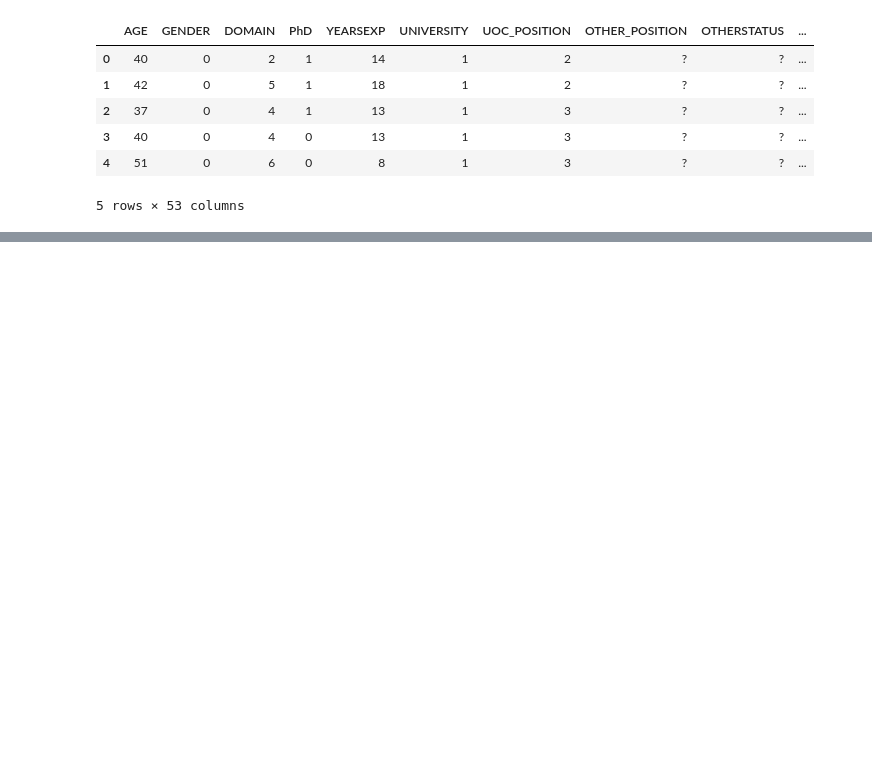
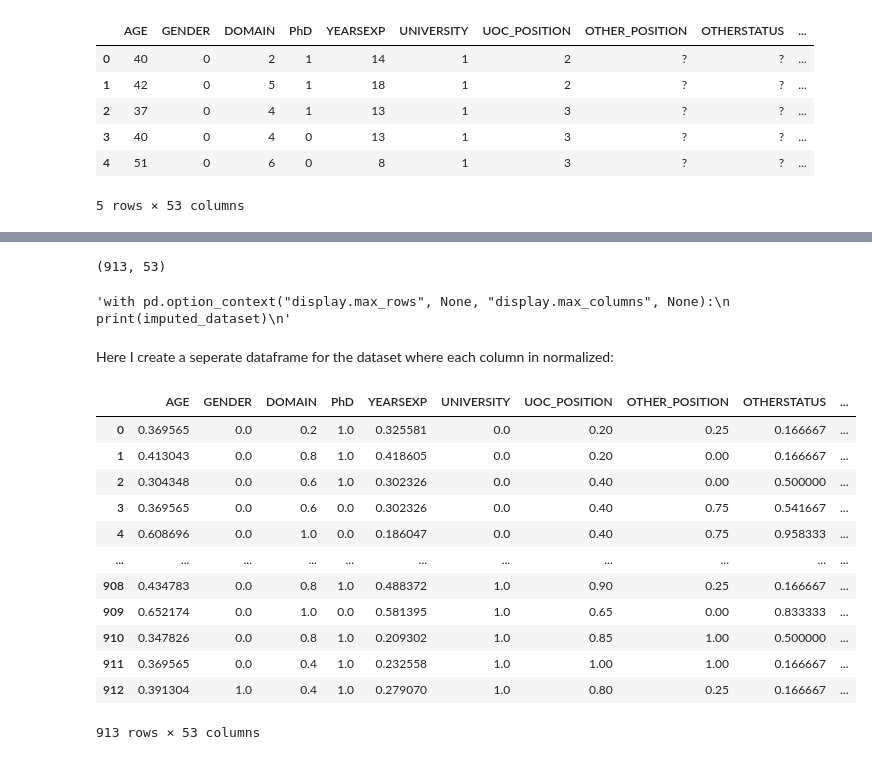
Before and after one commit to vishalhundal/ICX-Data-Science-Challenge, a Jupyter notebook: ICX Media Data Science Challenge.ipynb, the cells around one changed output, grey strips where cells are left out. Cells and saved outputs as stored; diff of their text form; code cells hidden in the pictures; blank space fills up the shorter version.

```diff
--- a/ICX Media Data Science Challenge.ipynb
+++ b/ICX Media Data Science Challenge.ipynb
@@ -154,0 +158,36 @@ df
+# %%
+imputer = KNNImputer(n_neighbors=4, weights='uniform')
+imputed_dataset = imputer.fit_transform(df)
+column_names = list(df.columns.values)
+imputed_dataset = pd.DataFrame(data=imputed_dataset, index=None, columns=column_names)
+print(imputed_dataset.shape)
+# %% [output]
+(913, 53)
+# %%
+'''with pd.option_context("display.max_rows", None, "display.max_columns", None):
+    print(imputed_dataset)
+'''
+# %% [output]
+'with pd.option_context("display.max_rows", None, "display.max_columns", None):\n    print(imputed_dataset)\n'
+# %% [markdown]
+Here I create a seperate dataframe for the dataset where each column in normalized:
+# %%
+x = imputed_dataset.values
+min_max_scaler = MinMaxScaler()
+x_scaled = min_max_scaler.fit_transform(x)
+df = pd.DataFrame(data=x_scaled, index=None, columns=column_names)
+df
+# %% [output]
+|  | AGE | GENDER | DOMAIN | PhD | YEARSEXP | UNIVERSITY | UOC_POSITION | OTHER_POSITION | OTHERSTATUS | ... |
+| 0 | 0.369565 | 0.0 | 0.2 | 1.0 | 0.325581 | 0.0 | 0.20 | 0.25 | 0.166667 | ... |
+| 1 | 0.413043 | 0.0 | 0.8 | 1.0 | 0.418605 | 0.0 | 0.20 | 0.00 | 0.166667 | ... |
+| 2 | 0.304348 | 0.0 | 0.6 | 1.0 | 0.302326 | 0.0 | 0.40 | 0.00 | 0.500000 | ... |
+| 3 | 0.369565 | 0.0 | 0.6 | 0.0 | 0.302326 | 0.0 | 0.40 | 0.75 | 0.541667 | ... |
+| 4 | 0.608696 | 0.0 | 1.0 | 0.0 | 0.186047 | 0.0 | 0.40 | 0.75 | 0.958333 | ... |
+| ... | ... | ... | ... | ... | ... | ... | ... | ... | ... | ... |
+| 908 | 0.434783 | 0.0 | 0.8 | 1.0 | 0.488372 | 1.0 | 0.90 | 0.25 | 0.166667 | ... |
+| 909 | 0.652174 | 0.0 | 1.0 | 0.0 | 0.581395 | 1.0 | 0.65 | 0.00 | 0.833333 | ... |
+| 910 | 0.347826 | 0.0 | 0.8 | 1.0 | 0.209302 | 1.0 | 0.85 | 1.00 | 0.500000 | ... |
+| 911 | 0.369565 | 0.0 | 0.4 | 1.0 | 0.232558 | 1.0 | 1.00 | 1.00 | 0.166667 | ... |
+| 912 | 0.391304 | 1.0 | 0.4 | 1.0 | 0.279070 | 1.0 | 0.80 | 0.25 | 0.166667 | ... |
+913 rows × 53 columns
```
Also changed, not shown: parts of 32 cells of this notebook.
